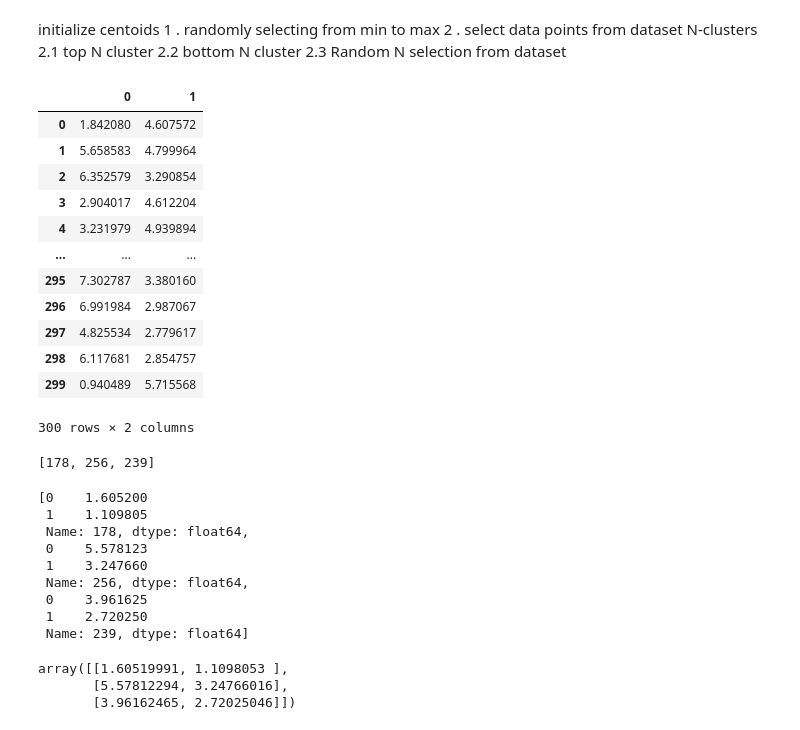
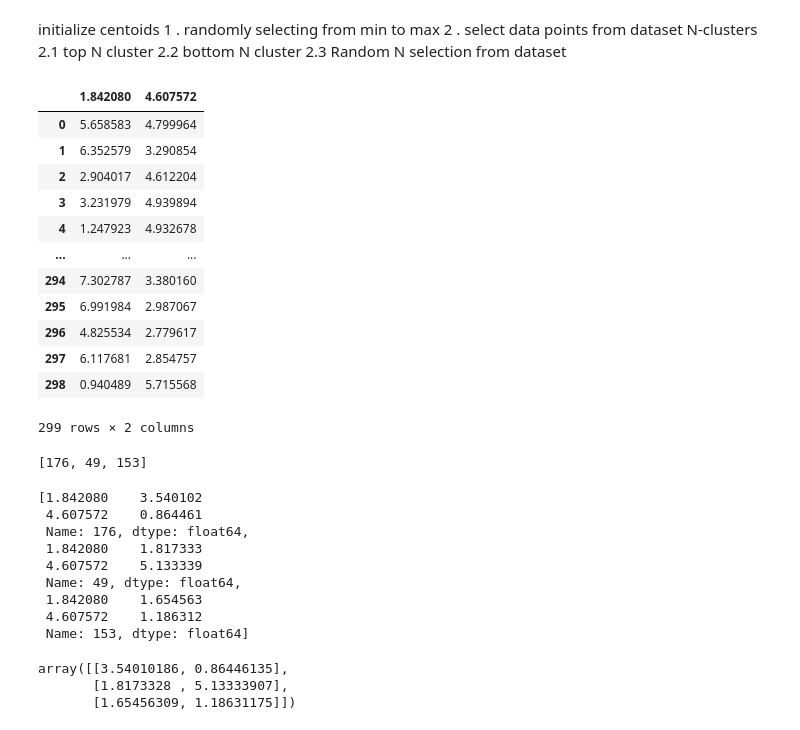
Before and after one commit to krish26mamtora/Machine-learning, a Jupyter notebook: Kmeans/Kmeans.ipynb, the cells around one changed output. Cells and saved outputs as stored; diff of their text form; code cells hidden in the pictures.

```diff
--- a/Kmeans/Kmeans.ipynb
+++ b/Kmeans/Kmeans.ipynb
@@ -9,29 +9,29 @@ initialize centoids
     2.1  top N cluster
     2.2  bottom N cluster
     2.3  Random N selection from dataset
-# %%
-df1 = pd.read_excel("/content/kmean.xlsx",sheet_name="kmeans_data",header=None)
-df1
-# %% [output]
-|  | 0 | 1 |
-| 0 | 1.842080 | 4.607572 |
-| 1 | 5.658583 | 4.799964 |
-| 2 | 6.352579 | 3.290854 |
-| 3 | 2.904017 | 4.612204 |
-| 4 | 3.231979 | 4.939894 |
-| ... | ... | ... |
-| 295 | 7.302787 | 3.380160 |
-| 296 | 6.991984 | 2.987067 |
-| 297 | 4.825534 | 2.779617 |
-| 298 | 6.117681 | 2.854757 |
-| 299 | 0.940489 | 5.715568 |
-300 rows × 2 columns
+# %%
+df1 = pd.read_excel("/Users/krish_mamtora/Desktop/Sem5/ML-Practicle/MachineLearningPracticle/Machine-learning/Kmeans/kmean.xlsx")
+df1
+# %% [output]
+|  | 1.842080 | 4.607572 |
+| 0 | 5.658583 | 4.799964 |
+| 1 | 6.352579 | 3.290854 |
+| 2 | 2.904017 | 4.612204 |
+| 3 | 3.231979 | 4.939894 |
+| 4 | 1.247923 | 4.932678 |
+| ... | ... | ... |
+| 294 | 7.302787 | 3.380160 |
+| 295 | 6.991984 | 2.987067 |
+| 296 | 4.825534 | 2.779617 |
+| 297 | 6.117681 | 2.854757 |
+| 298 | 0.940489 | 5.715568 |
+299 rows × 2 columns
 # %%
 import random
 init_centroid = random.sample(range(0,len(df1)),3)
 init_centroid
 # %% [output]
-[178, 256, 239]
+[176, 49, 153]
 # %%
 centroids=[]
 for i in init_centroid:
@@ -39,22 +39,22 @@ for i in init_centroid:
 # %%
 centroids
 # %% [output]
-[0    1.605200
- 1    1.109805
- Name: 178, dtype: float64,
- 0    5.578123
- 1    3.247660
- Name: 256, dtype: float64,
- 0    3.961625
- 1    2.720250
- Name: 239, dtype: float64]
+[1.842080    3.540102
+ 4.607572    0.864461
+ Name: 176, dtype: float64,
+ 1.842080    1.817333
+ 4.607572    5.133339
+ Name: 49, dtype: float64,
+ 1.842080    1.654563
+ 4.607572    1.186312
+ Name: 153, dtype: float64]
 # %%
 centroids = np.array(centroids)
 centroids
 # %% [output]
-array([[1.60519991, 1.1098053 ],
-       [5.57812294, 3.24766016],
-       [3.96162465, 2.72025046]])
+array([[3.54010186, 0.86446135],
+       [1.8173328 , 5.13333907],
+       [1.65456309, 1.18631175]])
 # %%
 X=np.array(df1)
 # %%
```
Also changed, not shown: parts of 2 cells of this notebook, 3 other files.
